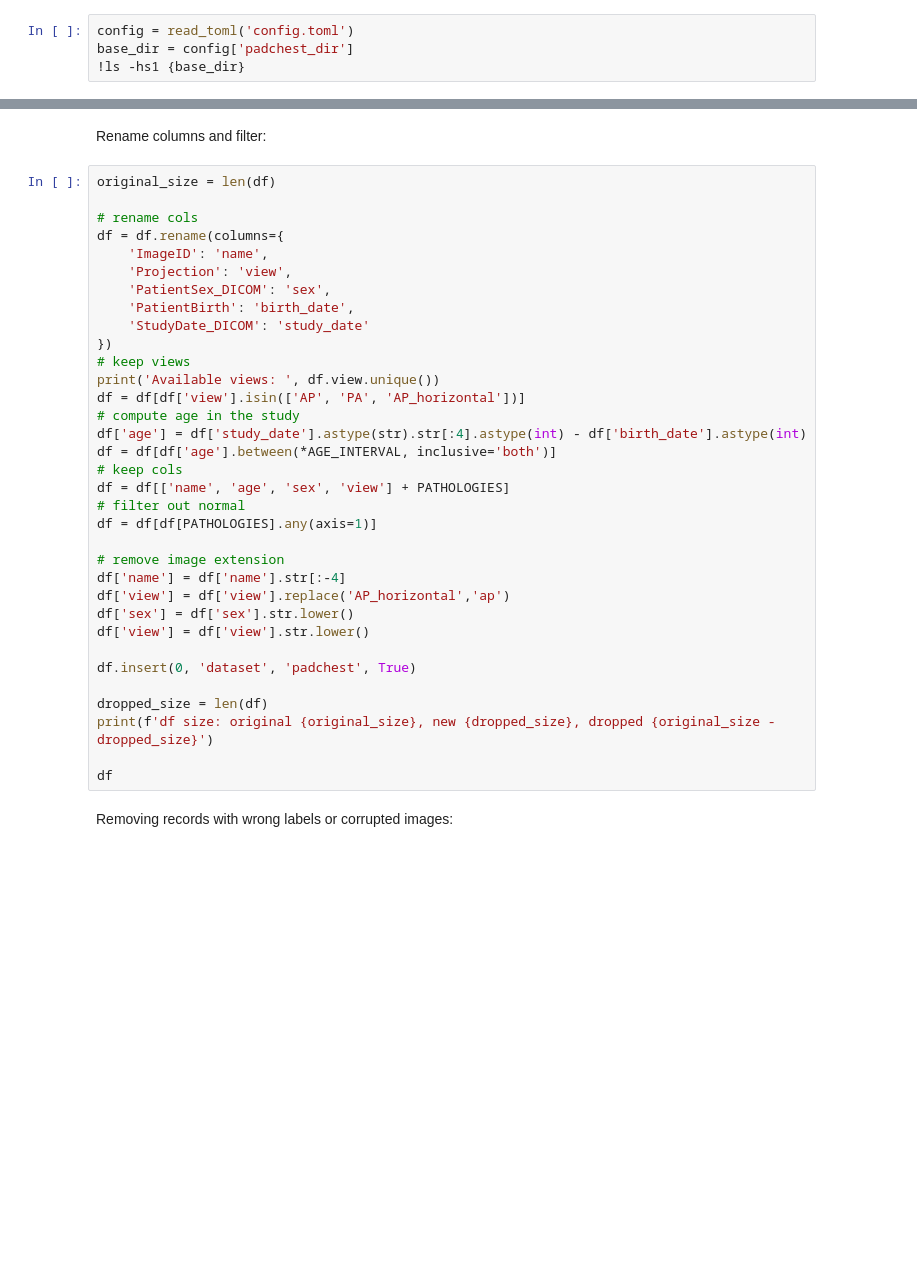
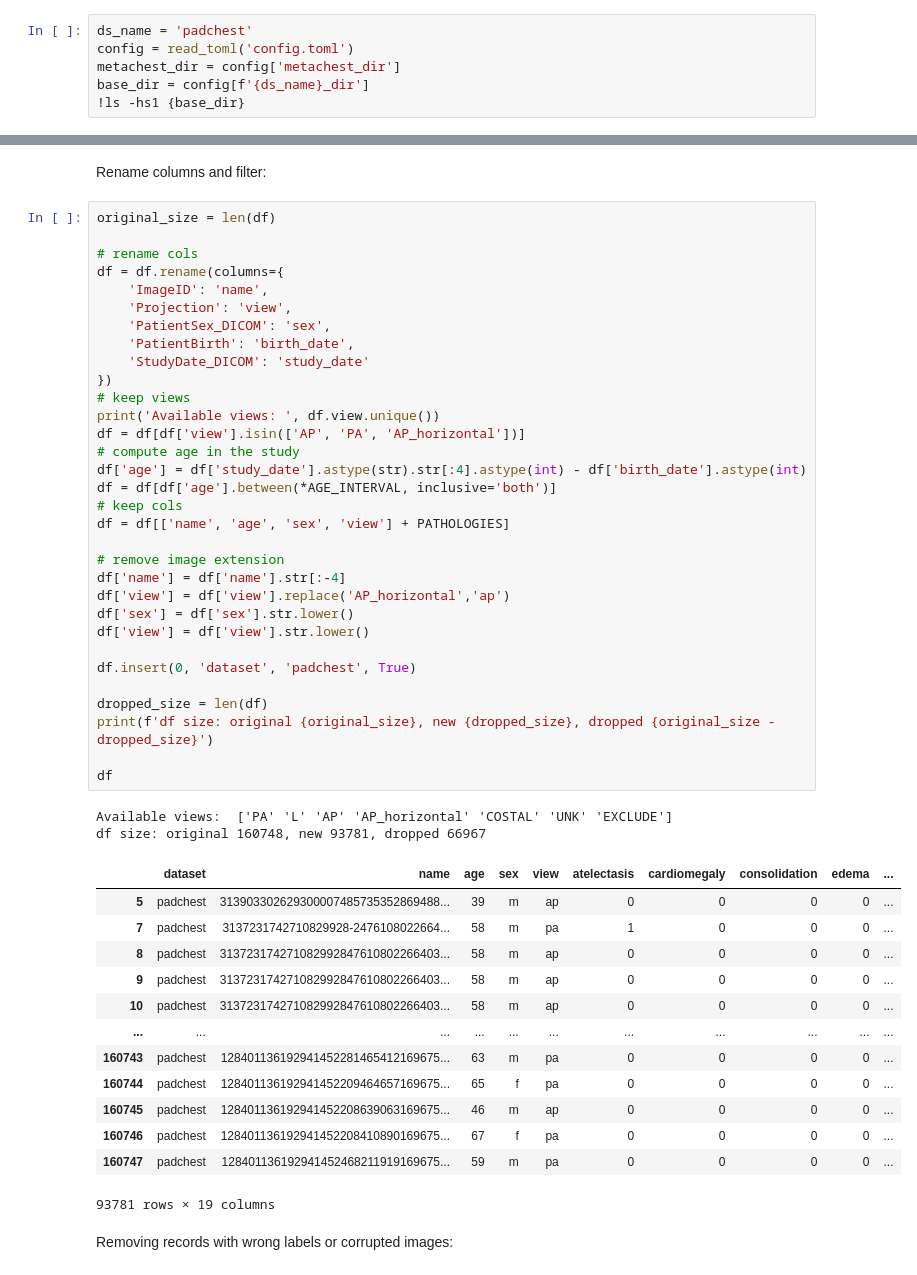
Before and after one commit to richardtml/metachest-dev, a Jupyter notebook: padchest.ipynb, the cells around one changed output, grey strips where cells are left out. Drawn from its saved outputs; the diff is of its cells as text; blank space fills up the shorter version.

```diff
--- a/padchest.ipynb
+++ b/padchest.ipynb
@@ -17,6 +17,8 @@ UNIQUE_STUDIES = False
 # %% [markdown]
 ### Listing files
 # %%
+ds_name = 'padchest'
 config = read_toml('config.toml')
-base_dir = config['padchest_dir']
+metachest_dir = config['metachest_dir']
+base_dir = config[f'{ds_name}_dir']
 !ls -hs1 {base_dir}
@@ -84,35 +134,49 @@ original_size = len(df)
 
 # rename cols
 df = df.rename(columns={
     'ImageID': 'name',
     'Projection': 'view',
     'PatientSex_DICOM': 'sex',
     'PatientBirth': 'birth_date',
     'StudyDate_DICOM': 'study_date'
 })
 # keep views
 print('Available views: ', df.view.unique())
 df = df[df['view'].isin(['AP', 'PA', 'AP_horizontal'])]
 # compute age in the study
 df['age'] = df['study_date'].astype(str).str[:4].astype(int) - df['birth_date'].astype(int)
 df = df[df['age'].between(*AGE_INTERVAL, inclusive='both')]
 # keep cols
 df = df[['name', 'age', 'sex', 'view'] + PATHOLOGIES]
-# filter out normal
-df = df[df[PATHOLOGIES].any(axis=1)]
 
 # remove image extension
 df['name'] = df['name'].str[:-4]
 df['view'] = df['view'].replace('AP_horizontal','ap')
 df['sex'] = df['sex'].str.lower()
 df['view'] = df['view'].str.lower()
 
 df.insert(0, 'dataset', 'padchest', True)
 
 dropped_size = len(df)
 print(f'df size: original {original_size}, new {dropped_size}, dropped {original_size - dropped_size}')
 
 df
+# %% [output]
+Available views:  ['PA' 'L' 'AP' 'AP_horizontal' 'COSTAL' 'UNK' 'EXCLUDE']
+df size: original 160748, new 93781, dropped 66967
+|  | dataset | name | age | sex | view | atelectasis | cardiomegaly | consolidation | edema | ... |
+| 5 | padchest | 313903302629300007485735352869488... | 39 | m | ap | 0 | 0 | 0 | 0 | ... |
+| 7 | padchest | 3137231742710829928-2476108022664... | 58 | m | pa | 1 | 0 | 0 | 0 | ... |
+| 8 | padchest | 313723174271082992847610802266403... | 58 | m | ap | 0 | 0 | 0 | 0 | ... |
+| 9 | padchest | 313723174271082992847610802266403... | 58 | m | ap | 0 | 0 | 0 | 0 | ... |
+| 10 | padchest | 313723174271082992847610802266403... | 58 | m | ap | 0 | 0 | 0 | 0 | ... |
+| ... | ... | ... | ... | ... | ... | ... | ... | ... | ... | ... |
+| 160743 | padchest | 128401136192941452281465412169675... | 63 | m | pa | 0 | 0 | 0 | 0 | ... |
+| 160744 | padchest | 128401136192941452209464657169675... | 65 | f | pa | 0 | 0 | 0 | 0 | ... |
+| 160745 | padchest | 128401136192941452208639063169675... | 46 | m | ap | 0 | 0 | 0 | 0 | ... |
+| 160746 | padchest | 128401136192941452208410890169675... | 67 | f | pa | 0 | 0 | 0 | 0 | ... |
+| 160747 | padchest | 128401136192941452468211919169675... | 59 | m | pa | 0 | 0 | 0 | 0 | ... |
+93781 rows × 19 columns
 # %% [markdown]
 Removing records with wrong labels or corrupted images:
 # %%
```
Also changed, not shown: parts of 18 cells of this notebook, 4 other files.
